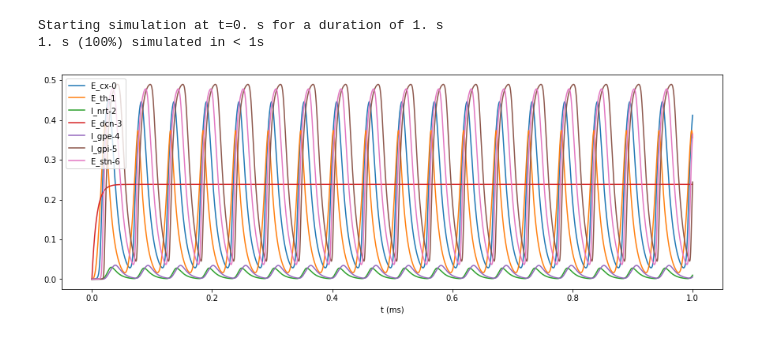
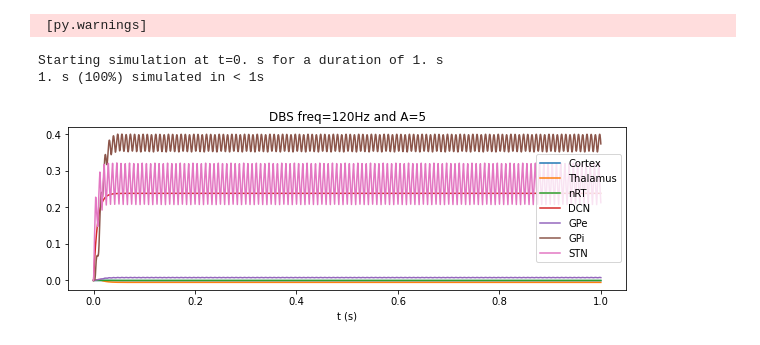
Before and after one commit to clemvst/Parkinson_ComputationalNeuroscience, a Jupyter notebook: Model_construction.ipynb, the cells around one changed output. Saved outputs shown, nothing was run; the diff lists cells and outputs as text; code cells hidden in the pictures.

```diff
--- a/Model_construction.ipynb
+++ b/Model_construction.ipynb
@@ -40,6 +40,23 @@ import matplotlib.pyplot as plt
 # """
 # )
 
+### DBS Signal
+
+def sigma_sum_odd(start, end, t, expression):
+    return sum(expression(n,t) for n in range(start, end+2, 2))
+
+
+def DBS(n, t):
+    return A*(4/np.pi)*((1/n)*np.sin(2*np.pi*n*f*t))
+
+A = 5
+f = 120
+
+temps = np.arange(0, 1, 1.e-4)
+dbs = sigma_sum_odd(1, 1001, temps, DBS)
+stimulus = TimedArray(dbs, dt=0.1 * ms)
+
+
 # Equations
 eqs = Equations(
     """
@@ -49,9 +66,12 @@ dI_nrt/dt = (- I_nrt + (k_i - I_nrt) * (1 / (1 + exp(- b_i * ((w6 * E_cx) - thet
 dE_dcn/dt = (- E_dcn + (k_e - E_dcn) * (1 / (1 + exp(- b_e * (ext - thet_e)))) - (1 / (1 + exp(b_e * thet_e)))) / tau_dcn : 1
 dI_gpe/dt = (- I_gpe + (k_i - I_gpe) * (1 / (1 + exp(- b_i * ((w7 * E_stn - w8 * I_gpe) - thet_i)))) - (1 / (1 + exp(b_i * thet_i)))) / tau_gpe : 1
 dI_gpi/dt = (- I_gpi + (k_i - I_gpi) * (1 / (1 + exp(- b_i * ((w9 * E_stn) - thet_i)))) - (1 / (1 + exp(b_i * thet_i)))) / tau_gpi : 1
-dE_stn/dt = (- E_stn + (k_e - E_stn) * (1 / (1 + exp(- b_e * ((w10 * E_cx - w11 * I_gpe) - thet_e)))) - (1 / (1 + exp(b_e * thet_e)))) / tau_stn : 1
+dE_stn/dt = (- E_stn + (k_e - E_stn) * (1 / (1 + exp(- b_e * ((w10 * E_cx - w11 * I_gpe + dbs) - thet_e)))) - (1 / (1 + exp(b_e * thet_e)))) / tau_stn : 1
+dbs = stimulus(t): 1
 """
 )
+# %% [output]
+ [py.warnings]
 # %%
 # Parameters
 
@@ -151,15 +171,15 @@ run(1000 * ms, report="text")
 Starting simulation at t=0. s for a duration of 1. s
 1. s (100%) simulated in < 1s
 # %%
-fig,ax=plt.subplots(figsize=(15,5))
+fig,ax=plt.subplots(figsize=(10,3))
 for i in range(N):
     traces=[trace.E_cx[i], trace.E_th[i], trace.I_nrt[i], trace.E_dcn[i], trace.I_gpe[i], trace.I_gpi[i], trace.E_stn[i]]
     for i,name in enumerate(variables):
-        ax.plot(trace.t, traces[i], label=f"{name}-{i}")
-        ax.legend()
+        ax.plot(trace.t, traces[i])
 
-xlabel("t (ms)")
-
+xlabel("t (s)")
+legend(['Cortex','Thalamus','nRT','DCN','GPe','GPi','STN'])
+title(f"DBS freq={f}Hz and A={A}")
 show()
 # %% [output]
-[figure, old version]
+[figure, new version]
```
Also changed, not shown: parts of 1 cell of this notebook, 1 other file.
